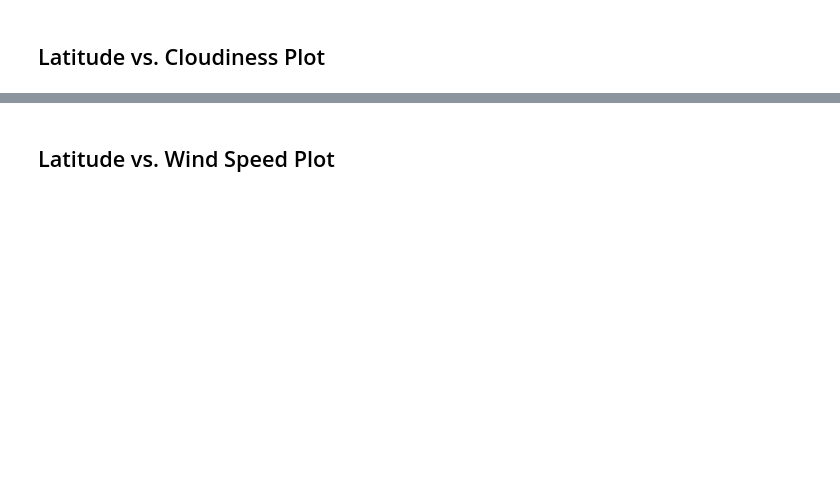
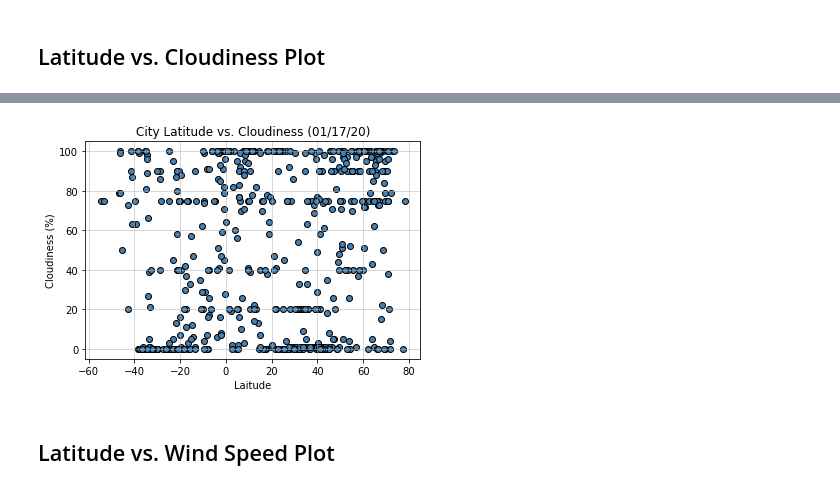
Before and after one commit to gbhullar21/python-api-challenge, a Jupyter notebook: WeatherPy.ipynb, the cells around one changed output, grey strips where cells are left out. Cells and saved outputs as stored; diff of their text form; code cells hidden in the pictures; blank space fills up the shorter version.

```diff
--- a/WeatherPy.ipynb
+++ b/WeatherPy.ipynb
@@ -141,2 +225,25 @@ Int64Index([], dtype='int64')
+# %%
+# Create Latitude vs. Cloudiness Plot scatter plot
+plt.scatter(weather_dict["Lat"], weather_dict["Cloudiness"], facecolor = "steelblue", edgecolor = "black")
+
+# Set title
+plt.title("City Latitude vs. Cloudiness (01/17/20)")
+
+# Set x axis label
+plt.xlabel("Laitude")
+
+# Set y axis label
+plt.ylabel("Cloudiness (%)")
+
+# Set y axis limit
+plt.ylim(-5,105)
+
+# Set grid line
+plt.grid(linestyle='-', linewidth=1, alpha = 0.5)
+
+# Save the plotted figure as .pngs
+plt.savefig("Images/City Latitude vs Cloudiness.png")
+# %% [output]
+[figure, added]
 # %% [markdown]
 ## Latitude vs. Wind Speed Plot
```
Also changed, not shown: parts of 43 cells of this notebook, 14 other files.
